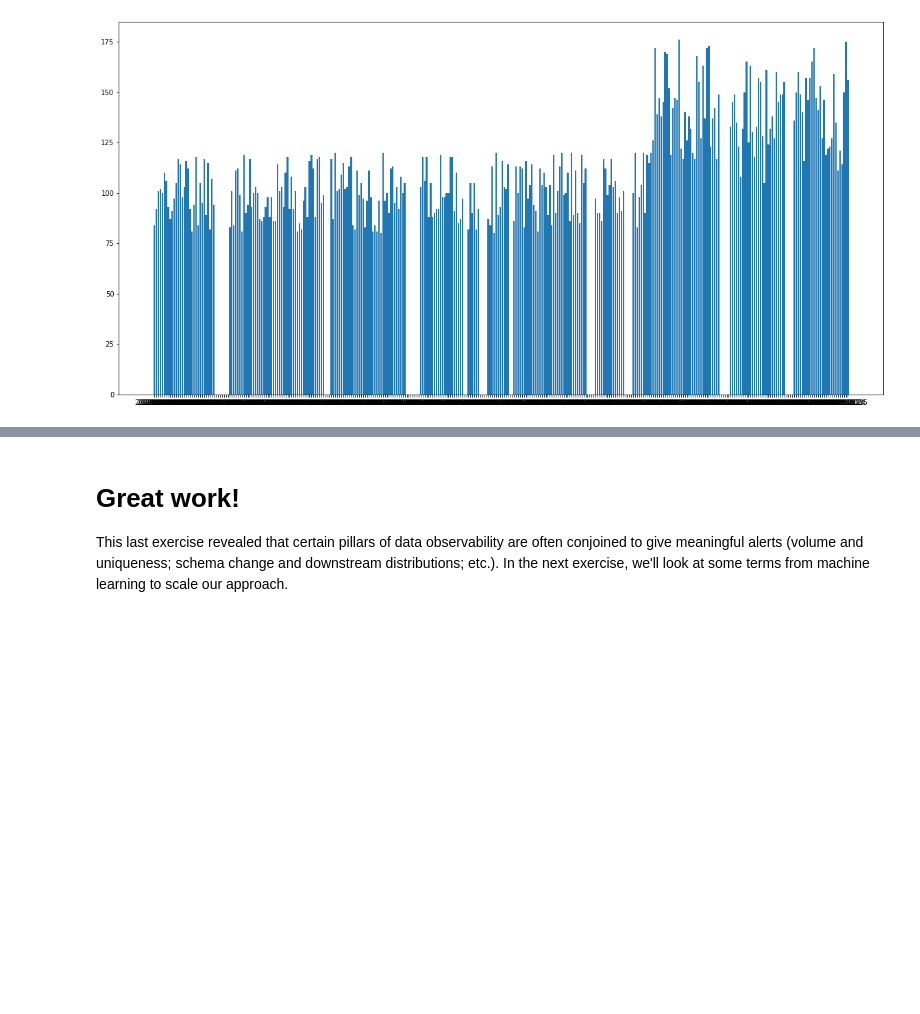
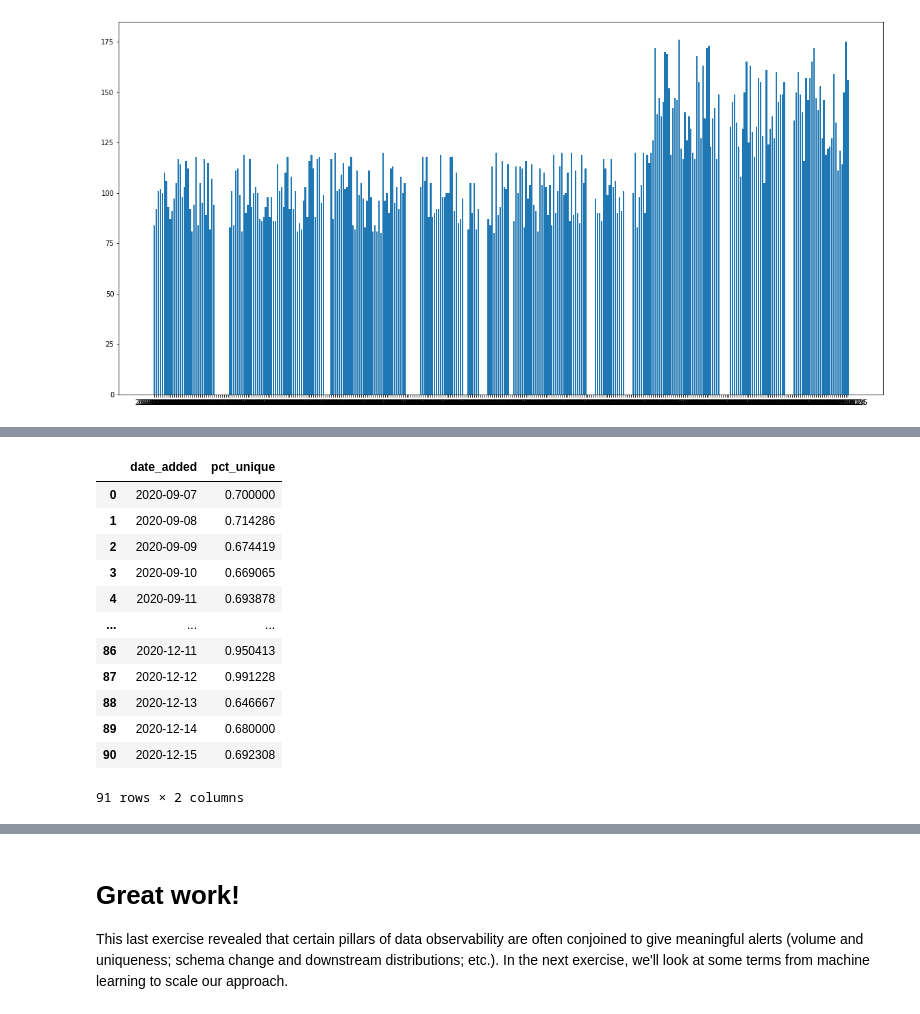
Before and after one commit to monte-carlo-data/data-downtime-challenge, a Jupyter notebook: exercise_3/ex3.ipynb, the cells around one changed output, grey strips where cells are left out. Drawn from its saved outputs; the diff is of its cells as text; code cells hidden in the pictures; blank space fills up the shorter version.

```diff
--- a/exercise_3/ex3.ipynb
+++ b/exercise_3/ex3.ipynb
@@ -265,0 +227,16 @@ SQL = """
+# %%
+h_uniq_anoms
+# %% [output]
+|  | date_added | pct_unique |
+| 0 | 2020-09-07 | 0.700000 |
+| 1 | 2020-09-08 | 0.714286 |
+| 2 | 2020-09-09 | 0.674419 |
+| 3 | 2020-09-10 | 0.669065 |
+| 4 | 2020-09-11 | 0.693878 |
+| ... | ... | ... |
+| 86 | 2020-12-11 | 0.950413 |
+| 87 | 2020-12-12 | 0.991228 |
+| 88 | 2020-12-13 | 0.646667 |
+| 89 | 2020-12-14 | 0.680000 |
+| 90 | 2020-12-15 | 0.692308 |
+91 rows × 2 columns
```
Also changed, not shown: parts of 29 cells of this notebook, 2 other files.
